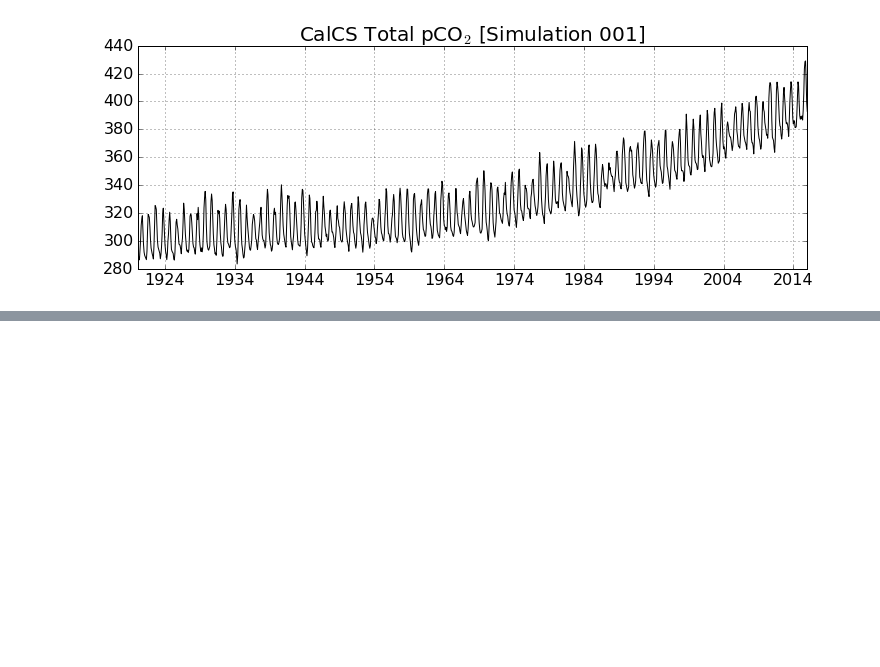
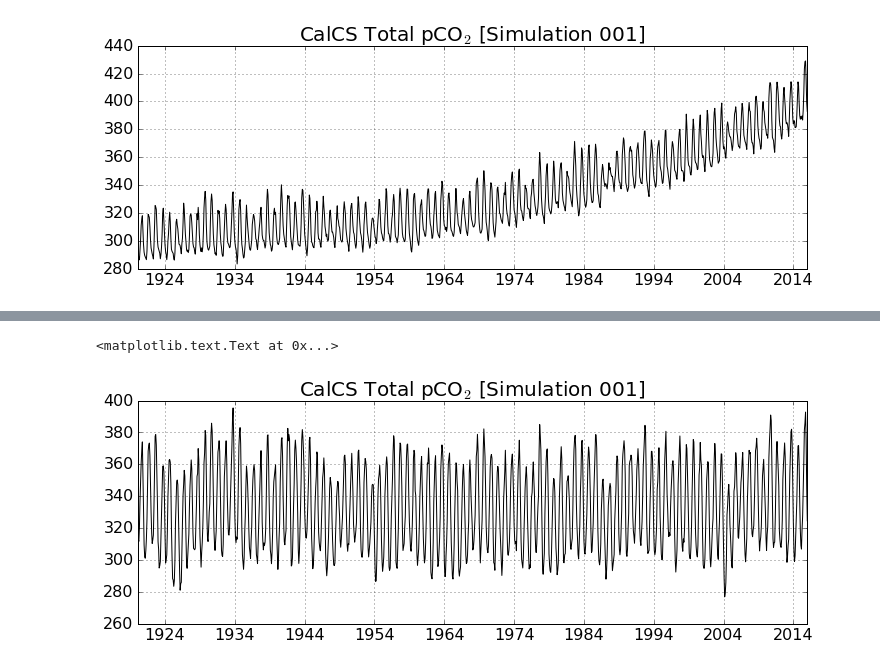
Before and after one commit to bradyrx/EBUS_BGC_Variability, a Jupyter notebook: notebooks/pCO2-decomposition.ipynb, the cells around one changed output, grey strips where cells are left out. Drawn from its saved outputs; the diff is of its cells as text; code cells hidden in the pictures; blank space fills up the shorter version.

Commit message:
pCO2 decomp figures

```diff
--- a/notebooks/pCO2-decomposition.ipynb
+++ b/notebooks/pCO2-decomposition.ipynb
@@ -94,0 +107,12 @@ plt.savefig('calcs-total-pco2-001.png', dpi=300)
+# %%
+fig = plt.figure(figsize=(12,4))
+ax = fig.add_subplot(111)
+pCO2_T = pCO2_T[0].values
+plt.plot(pco2_total['time'].values, pCO2_T, color='k')
+ax.grid('on')
+ax.tick_params(axis='both', which='major', labelsize=16)
+ax.set_title('CalCS Total pCO$_{2}$ [Simulation 001]', fontsize=20)
+#plt.savefig('calcs-total-pco2-001.png', dpi=300)
+# %% [output]
+<matplotlib.text.Text at 0x...>
+[figure, added]
```
Also changed, not shown: parts of 2 cells of this notebook, 2 other files.
